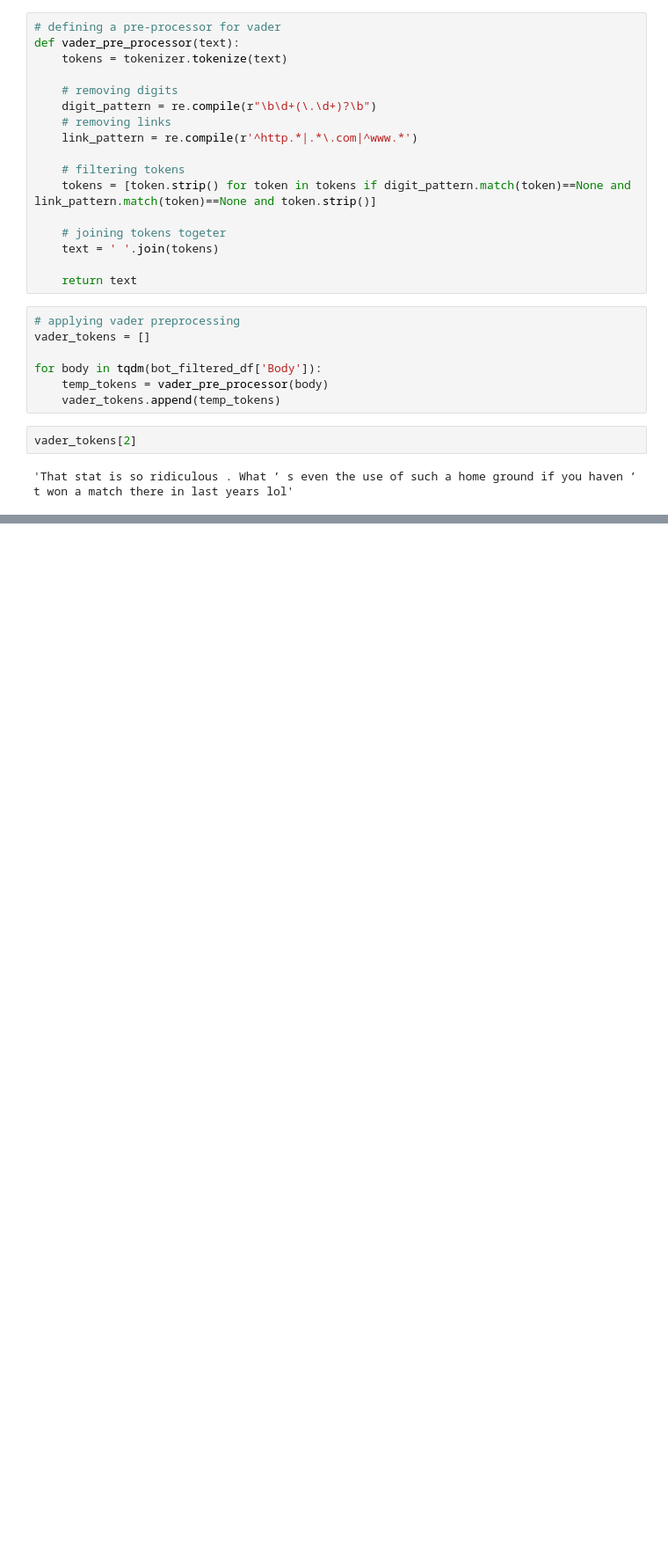
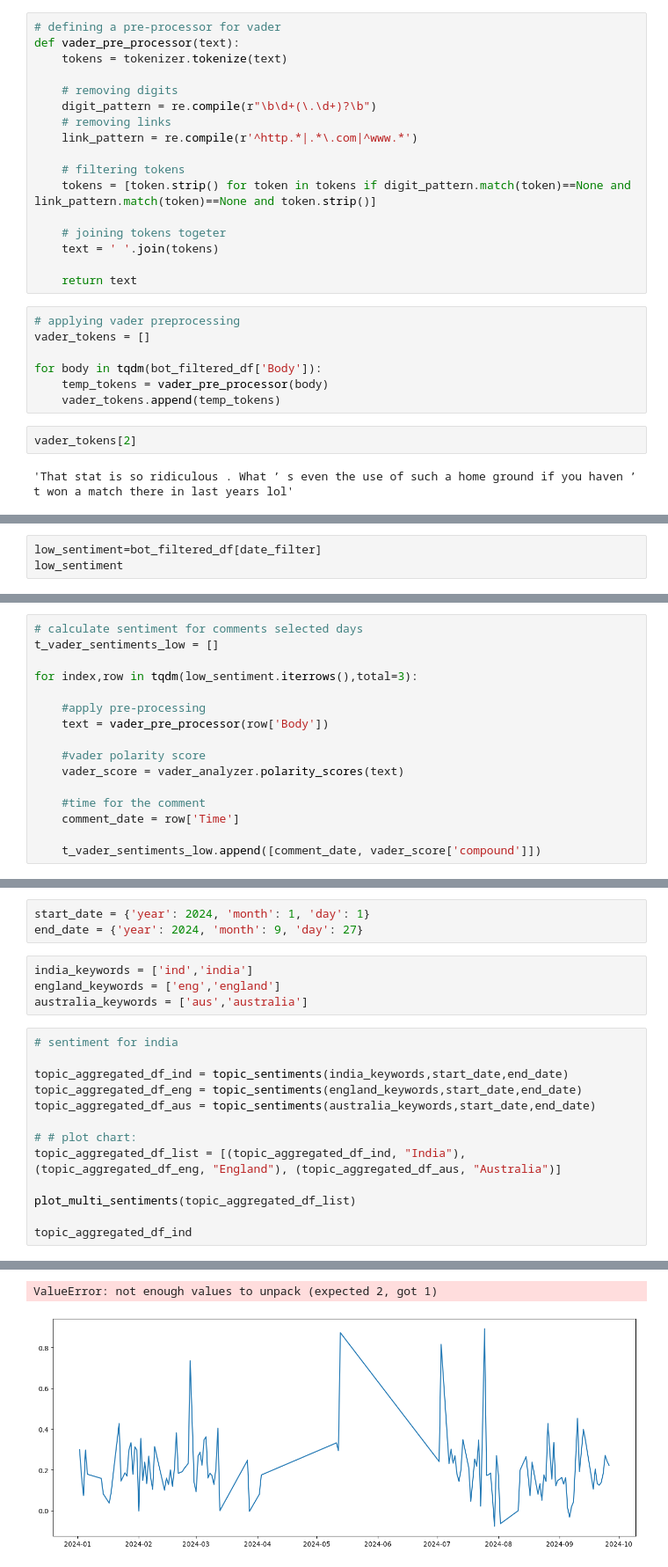
Before and after one commit to thw96/Group10_SocialMediaAssigment2, a Jupyter notebook: Scripts/Data-Extraction/TEST_reddit_exploratory_analysis_preprocessing.ipynb, the cells around one changed output, grey strips where cells are left out. Shown: that part at 88% size. Cells and saved outputs as stored; diff of their text form; blank space fills up the shorter version.

```diff
--- a/Scripts/Data-Extraction/TEST_reddit_exploratory_analysis_preprocessing.ipynb
+++ b/Scripts/Data-Extraction/TEST_reddit_exploratory_analysis_preprocessing.ipynb
@@ -729,0 +830,3 @@ NameError: name 'bot_filtered_df' is not defined
+# %%
+low_sentiment=bot_filtered_df[date_filter]
+low_sentiment
@@ -729,0 +861,16 @@ NameError: name 'bot_filtered_df' is not defined
+# %%
+# calculate sentiment for comments selected days
+t_vader_sentiments_low = []
+
+for index,row in tqdm(low_sentiment.iterrows(),total=3):
+
+    #apply pre-processing
+    text = vader_pre_processor(row['Body'])
+
+    #vader polarity score
+    vader_score = vader_analyzer.polarity_scores(text)
+
+    #time for the comment
+    comment_date = row['Time']
+
+    t_vader_sentiments_low.append([comment_date, vader_score['compound']])
@@ -729,0 +1069,21 @@ NameError: name 'bot_filtered_df' is not defined
+# %%
+start_date = {'year': 2024, 'month': 1, 'day': 1}
+end_date = {'year': 2024, 'month': 9, 'day': 27}
+# %%
+india_keywords = ['ind','india']
+england_keywords = ['eng','england']
+australia_keywords = ['aus','australia']
+# %%
+# sentiment for india
+
+topic_aggregated_df_ind = topic_sentiments(india_keywords,start_date,end_date)
+topic_aggregated_df_eng = topic_sentiments(england_keywords,start_date,end_date)
+topic_aggregated_df_aus = topic_sentiments(australia_keywords,start_date,end_date)
+
+# # plot chart:
+topic_aggregated_df_list = [(topic_aggregated_df_ind, "India"), (topic_aggregated_df_eng, "England"), (topic_aggregated_df_aus, "Australia")]
+
+plot_multi_sentiments(topic_aggregated_df_list)
+
+topic_aggregated_df_ind
+# %% [output]
@@ -729,0 +1132,2 @@ NameError: name 'bot_filtered_df' is not defined
+ValueError: not enough values to unpack (expected 2, got 1)
+[figure, added]
```
Also changed, not shown: parts of 46 cells of this notebook, 2 other files.
